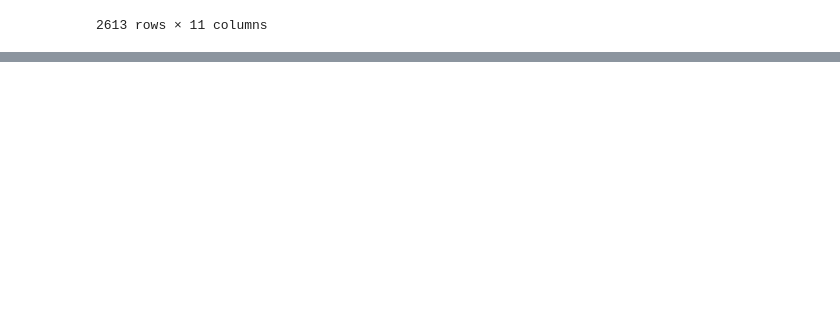
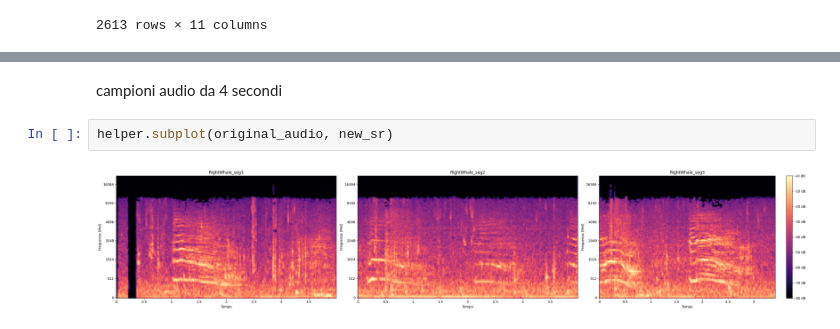
Before and after one commit to TherealBarnar/Underwater-Sounds-Classification-1, a Jupyter notebook: preprocessing.ipynb, the cells around one changed output, grey strips where cells are left out. Saved outputs shown, nothing was run; the diff lists cells and outputs as text; blank space fills up the shorter version.

```diff
--- a/preprocessing.ipynb
+++ b/preprocessing.ipynb
@@ -150,0 +177,6 @@ pd_res
+# %% [markdown]
+campioni audio da 4 secondi
+# %%
+helper.subplot(original_audio, new_sr)
+# %% [output]
+[figure, added]
```
Also changed, not shown: parts of 10 cells of this notebook, 4 other files.
